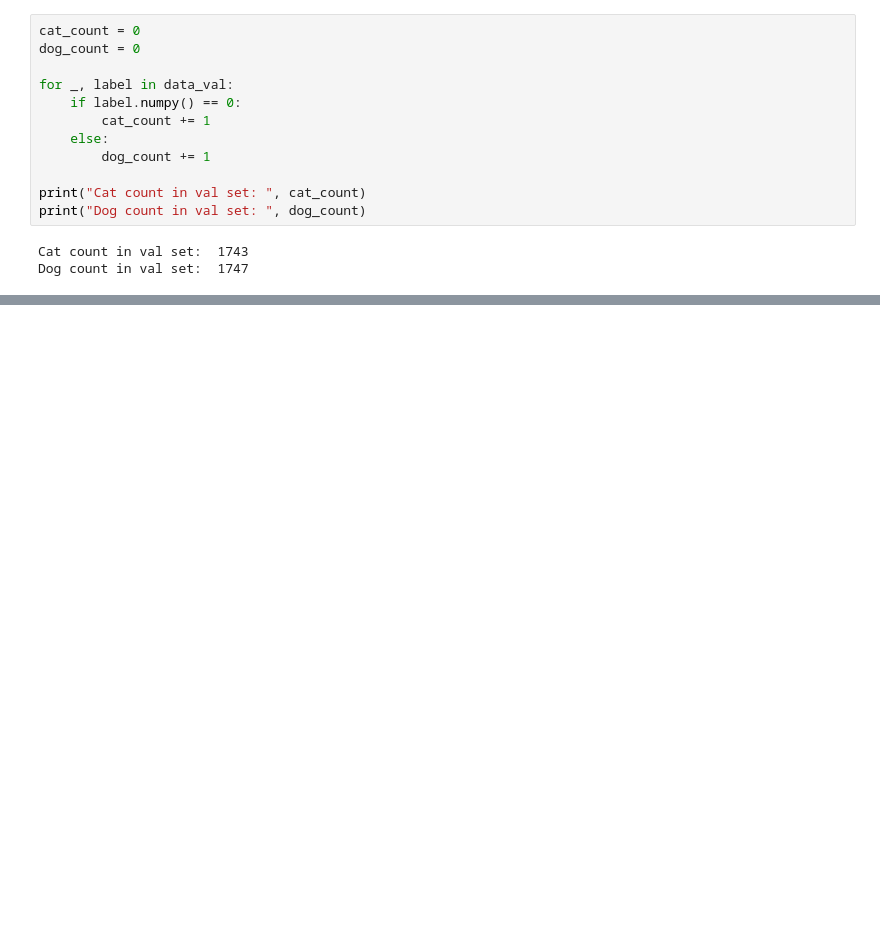
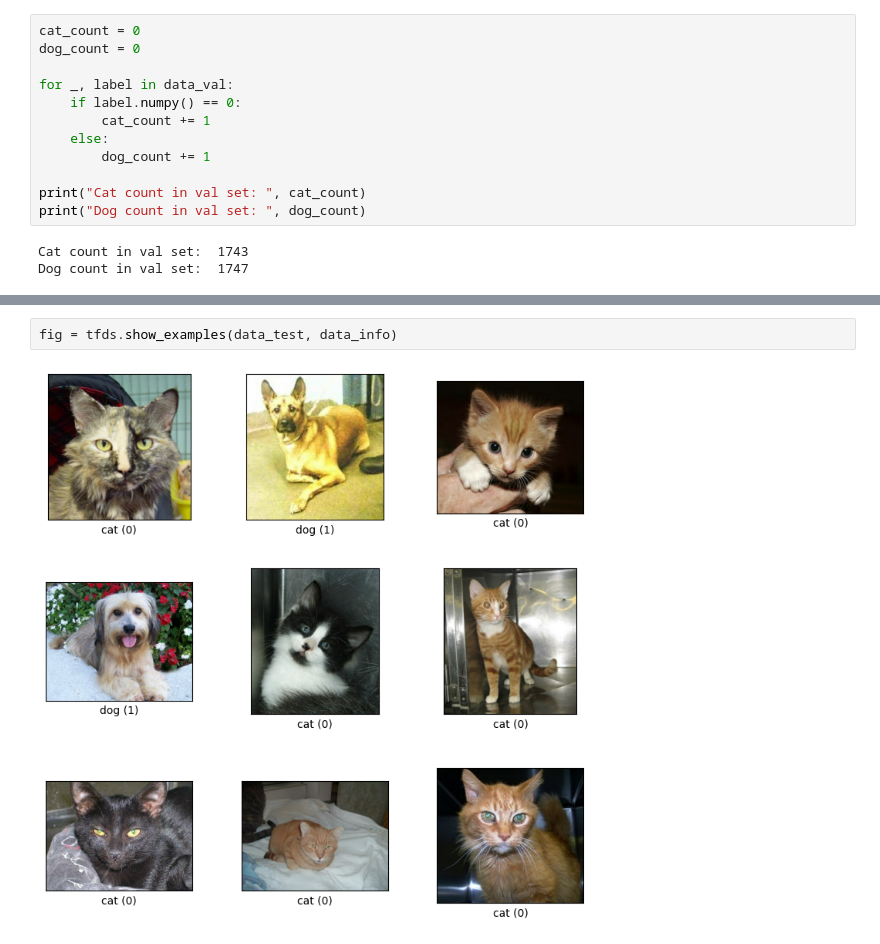
Before and after one commit to S84v/cats-vs-dogs, a Jupyter notebook: notebook.ipynb, the cells around one changed output, grey strips where cells are left out. Cells and saved outputs as stored; diff of their text form; blank space fills up the shorter version.

```diff
--- a/notebook.ipynb
+++ b/notebook.ipynb
@@ -101,0 +96,4 @@ plt.show()
+# %%
+fig = tfds.show_examples(data_test, data_info)
+# %% [output]
+[figure, added]
```
Also changed, not shown: parts of 8 cells of this notebook.
